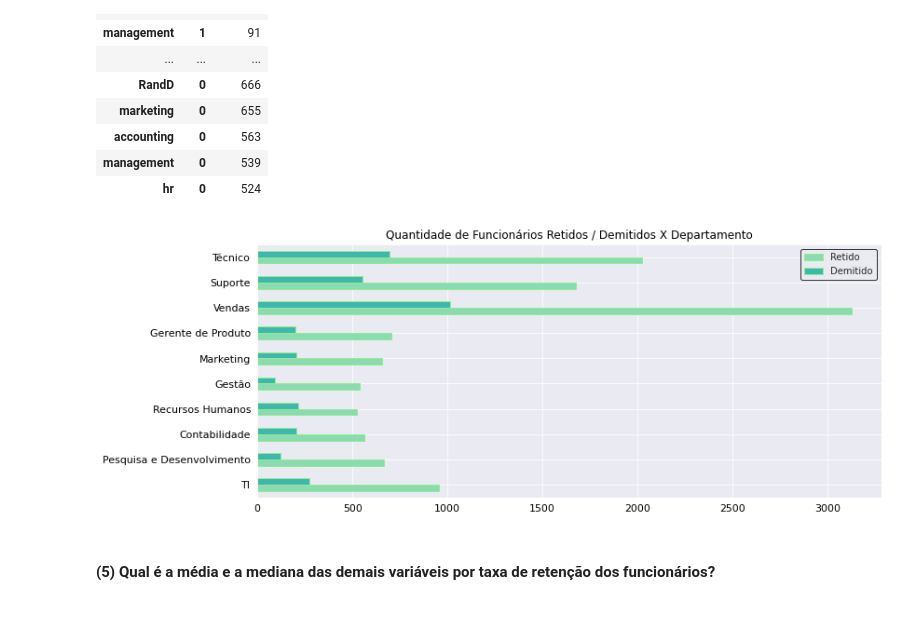
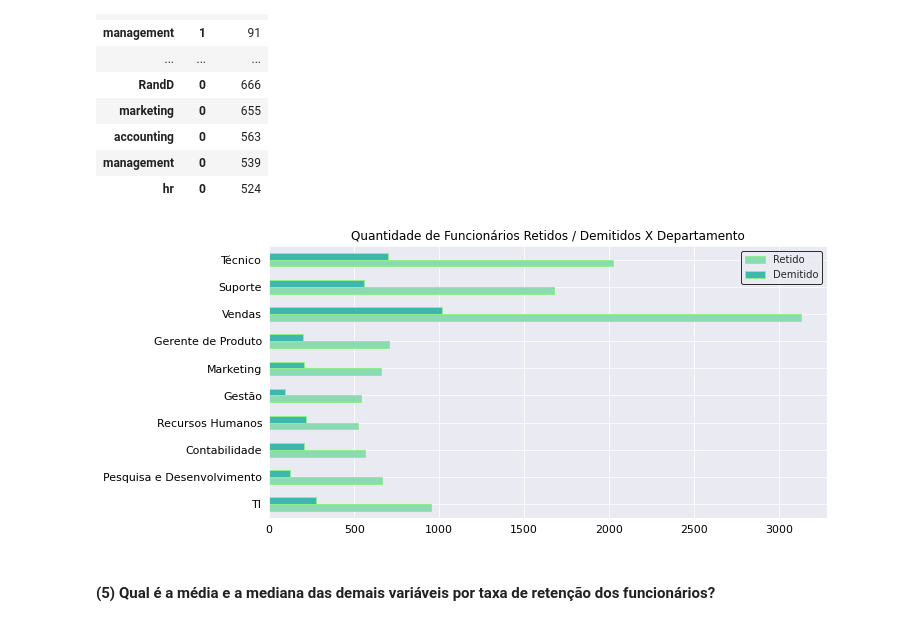
Before and after one commit to jv-mendes07/recursos_humanos_ML, a Jupyter notebook: recursos_humanos_(modelo_de_propensão).ipynb, the cells around one changed output. Cells and saved outputs as stored; diff of their text form; code cells hidden in the pictures.

```diff
--- a/recursos_humanos_(modelo_de_propensão).ipynb
+++ b/recursos_humanos_(modelo_de_propensão).ipynb
@@ -242,33 +250,33 @@ df.groupby(['department', 'left']).agg({'left': 'count'}).rename(columns = {
 # %%
 # Gráfico de barras horizontais para representar a quantidade de retenções e demissões por departamento:
 
 sns.set_style('darkgrid')
 ax = pd.crosstab(df['department'], df.left).plot(kind = 'barh',
                                              color = sns.color_palette('mako_r'),
                                              edgecolor = 'lightgreen')
-ax.figure.set_size_inches(12, 5)
+ax.figure.set_size_inches(10, 5)
 ax.set_xlabel('')
 ax.set_yticklabels(reversed(['Técnico',                    'Suporte',
                     'Vendas',
                     'Gerente de Produto',
                     'Marketing',
                     'Gestão',
                     'Recursos Humanos',
                     'Contabilidade',
                    'Pesquisa e Desenvolvimento',
 'TI']),
                    fontsize = 11, color = 'k'
                    )
 ax.set_xticklabels(list(range(0, 3001, 500)),
                    fontsize = 11, color = 'k')
 ax.legend(['Retido', 'Demitido'], fontsize = 10, edgecolor = 'k')
 #ax.invert_yaxis()
 ax.set_ylabel('')
 ax.set_title('Quantidade de Funcionários Retidos / Demitidos X Departamento',
              fontsize = 12, color = 'k')
 plt.show()
 # %% [output]
-[figure, old version]
+[figure, new version]
 # %% [markdown]
 #### (5) Qual é a média e a mediana das demais variáveis por taxa de retenção dos funcionários?
 # %%
```
Also changed, not shown: parts of 55 cells of this notebook.
